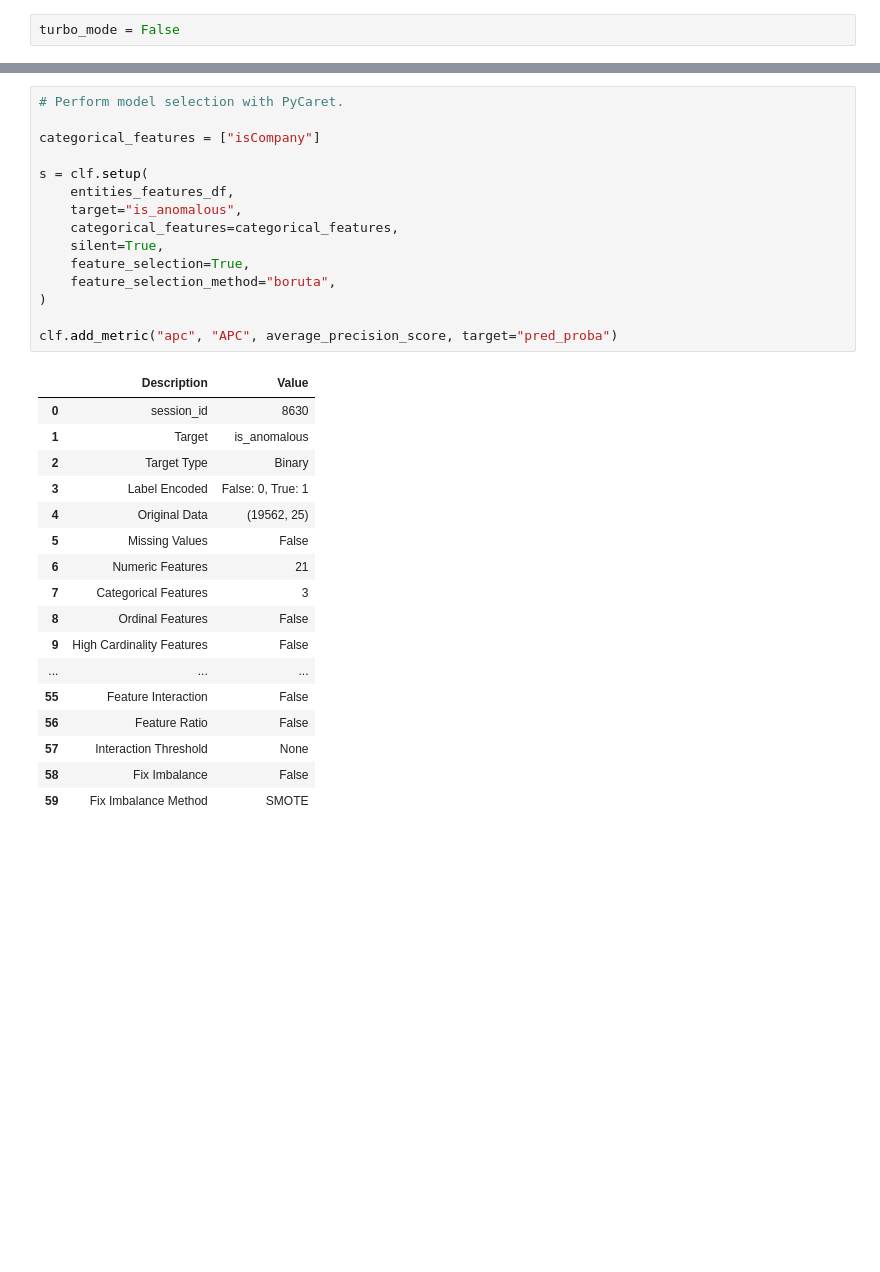
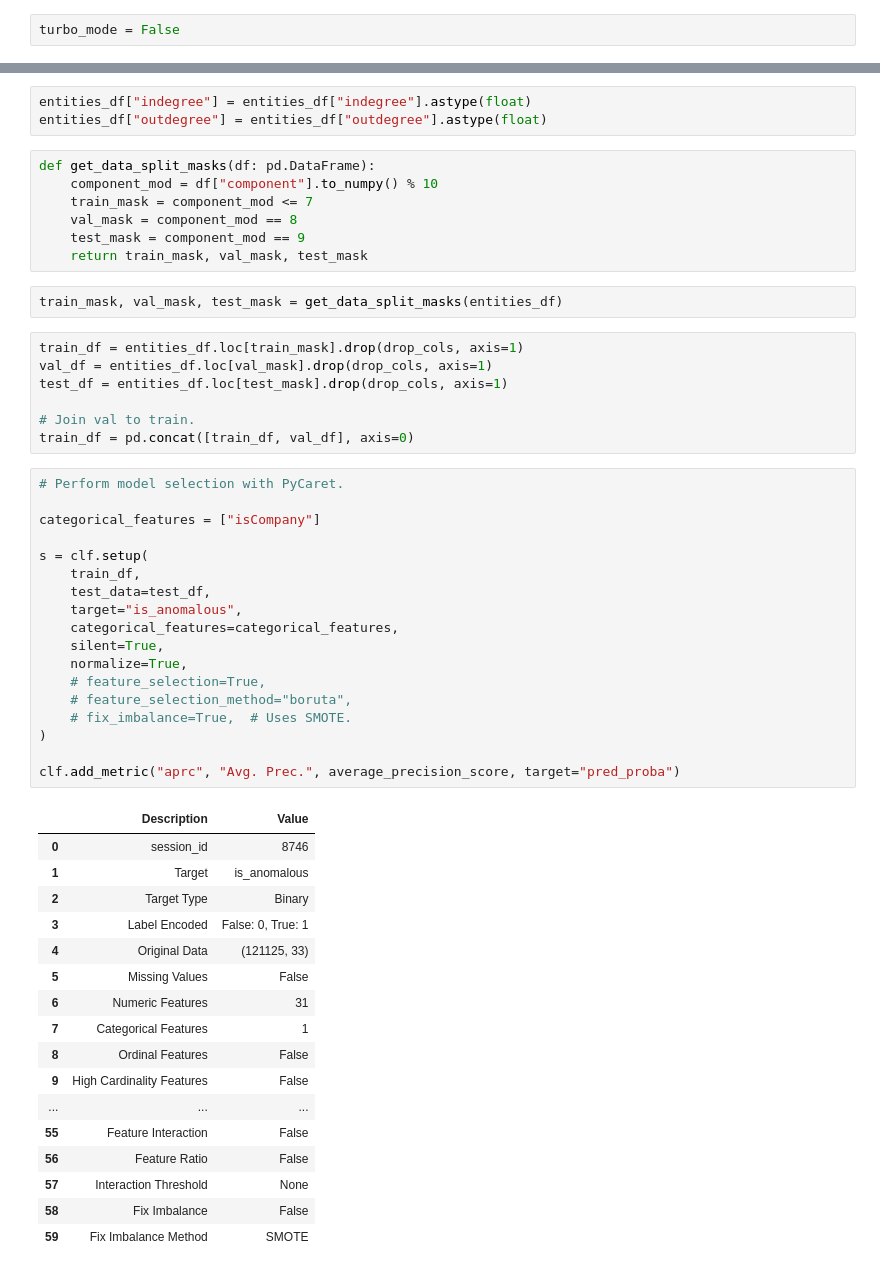
Before and after one commit to domvwt/msc-thesis, a Jupyter notebook: notebooks/12-model-selection-pycaret-imbalanced.ipynb, the cells around one changed output, grey strips where cells are left out. Drawn from its saved outputs; the diff is of its cells as text; blank space fills up the shorter version.

```diff
--- a/notebooks/12-model-selection-pycaret-imbalanced.ipynb
+++ b/notebooks/12-model-selection-pycaret-imbalanced.ipynb
@@ -61,28 +84,50 @@ balanced_sample_df = balanced_sample(entities_features_df)
+# %%
+entities_df["indegree"] = entities_df["indegree"].astype(float)
+entities_df["outdegree"] = entities_df["outdegree"].astype(float)
+# %%
+def get_data_split_masks(df: pd.DataFrame):
+    component_mod = df["component"].to_numpy() % 10
+    train_mask = component_mod <= 7
+    val_mask = component_mod == 8
+    test_mask = component_mod == 9
+    return train_mask, val_mask, test_mask
+# %%
+train_mask, val_mask, test_mask = get_data_split_masks(entities_df)
+# %%
+train_df = entities_df.loc[train_mask].drop(drop_cols, axis=1)
+val_df = entities_df.loc[val_mask].drop(drop_cols, axis=1)
+test_df = entities_df.loc[test_mask].drop(drop_cols, axis=1)
+
+# Join val to train.
+train_df = pd.concat([train_df, val_df], axis=0)
 # %%
 # Perform model selection with PyCaret.
 
 categorical_features = ["isCompany"]
 
 s = clf.setup(
-    entities_features_df,
+    train_df,
+    test_data=test_df,
     target="is_anomalous",
     categorical_features=categorical_features,
     silent=True,
-    feature_selection=True,
-    feature_selection_method="boruta",
+    normalize=True,
+    # feature_selection=True,
+    # feature_selection_method="boruta",
+    # fix_imbalance=True,  # Uses SMOTE.
 )
 
-clf.add_metric("apc", "APC", average_precision_score, target="pred_proba")
+clf.add_metric("aprc", "Avg. Prec.", average_precision_score, target="pred_proba")
 # %% [output]
 |  | Description | Value |
-| 0 | session_id | 8630 |
+| 0 | session_id | 8746 |
 | 1 | Target | is_anomalous |
 | 2 | Target Type | Binary |
 | 3 | Label Encoded | False: 0, True: 1 |
-| 4 | Original Data | (19562, 25) |
+| 4 | Original Data | (121125, 33) |
 | 5 | Missing Values | False |
-| 6 | Numeric Features | 21 |
-| 7 | Categorical Features | 3 |
+| 6 | Numeric Features | 31 |
+| 7 | Categorical Features | 1 |
 | 8 | Ordinal Features | False |
 | 9 | High Cardinality Features | False |
 | ... | ... | ... |
```
Also changed, not shown: parts of 15 cells of this notebook, 12 other files.
